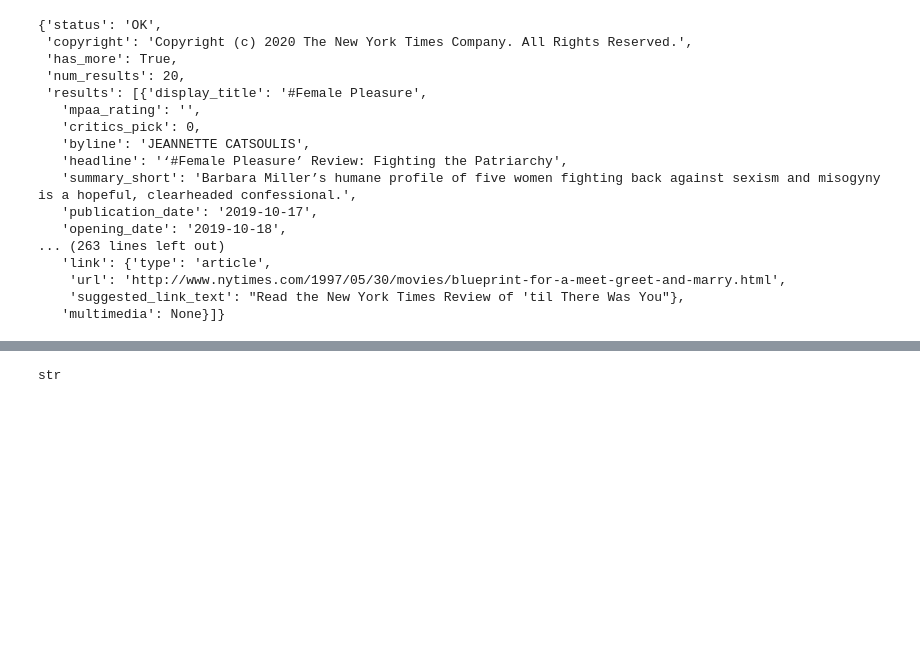
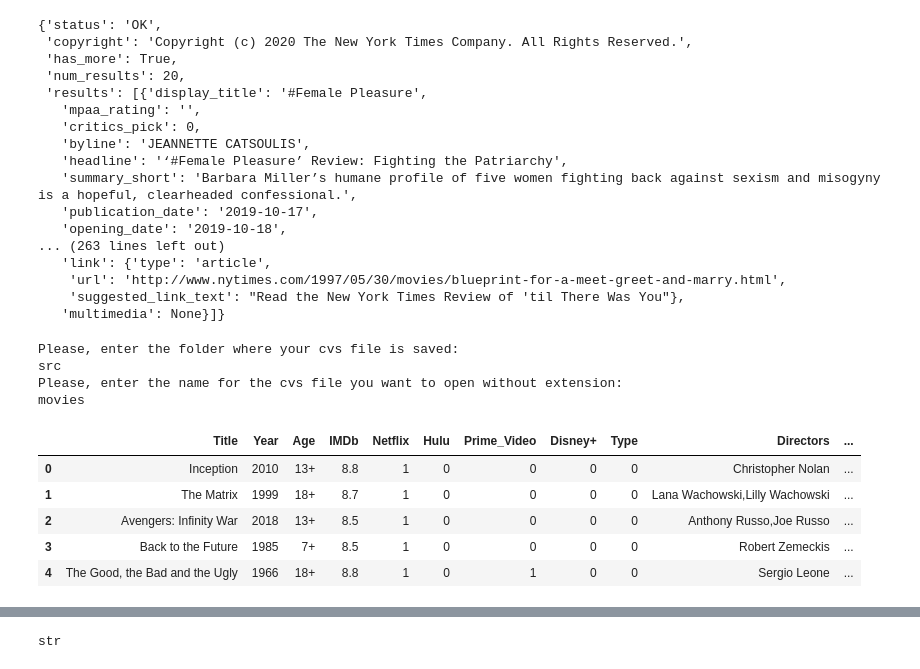
Before and after one commit to silviaherf/apis-project, a Jupyter notebook: src/API_movies.ipynb, the cells around one changed output, grey strips where cells are left out. Cells and saved outputs as stored; diff of their text form; code cells hidden in the pictures; blank space fills up the shorter version.

```diff
--- a/src/API_movies.ipynb
+++ b/src/API_movies.ipynb
@@ -53,5 +52,19 @@ man.open_csv()
+# %%
+movies=man.open_csv()
+# %% [output]
+Please, enter the folder where your cvs file is saved:
+src
+Please, enter the name for the cvs file you want to open without extension:
+movies
 # %%
-movies
+movies.head()
+# %% [output]
+|  | Title | Year | Age | IMDb | Netflix | Hulu | Prime_Video | Disney+ | Type | Directors | ... |
+| 0 | Inception | 2010 | 13+ | 8.8 | 1 | 0 | 0 | 0 | 0 | Christopher Nolan | ... |
+| 1 | The Matrix | 1999 | 18+ | 8.7 | 1 | 0 | 0 | 0 | 0 | Lana Wachowski,Lilly Wachowski | ... |
+| 2 | Avengers: Infinity War | 2018 | 13+ | 8.5 | 1 | 0 | 0 | 0 | 0 | Anthony Russo,Joe Russo | ... |
+| 3 | Back to the Future | 1985 | 7+ | 8.5 | 1 | 0 | 0 | 0 | 0 | Robert Zemeckis | ... |
+| 4 | The Good, the Bad and the Ugly | 1966 | 18+ | 8.8 | 1 | 0 | 1 | 0 | 0 | Sergio Leone | ... |
 # %%
 reviews=pd.DataFrame.from_dict(data['results'], orient='columns')
 # %%
```
Also changed, not shown: parts of 24 cells of this notebook, 3 other files.
